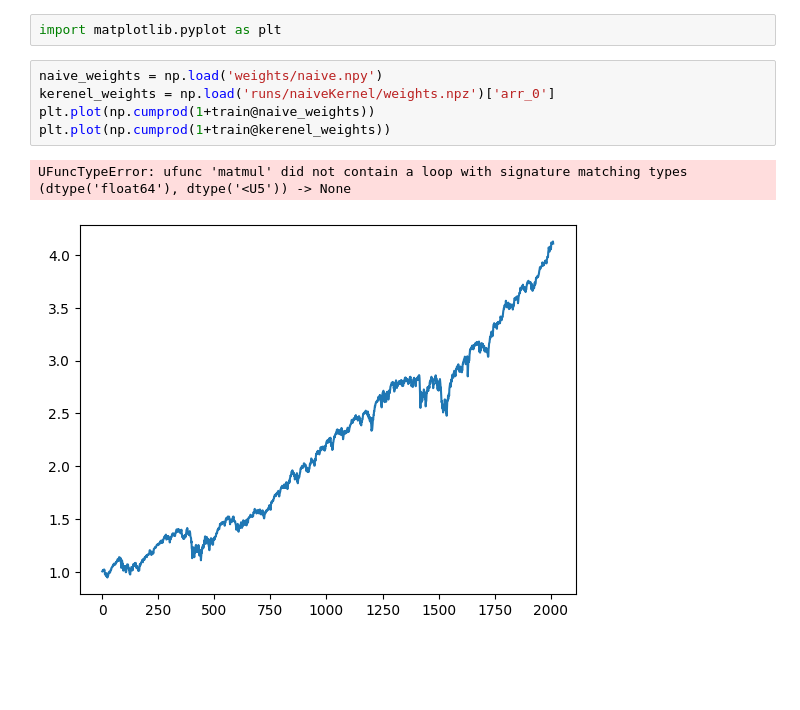
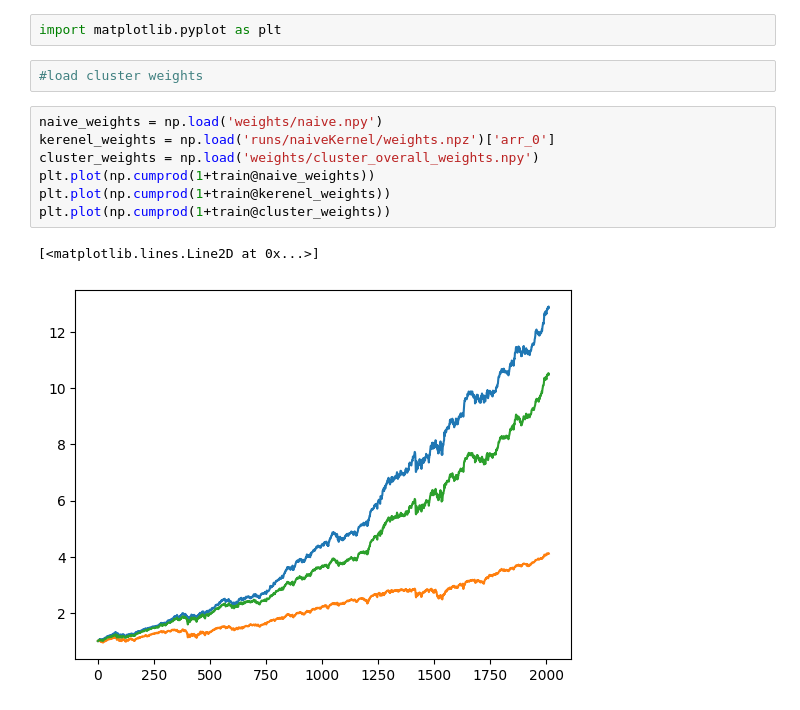
Before and after one commit to HighSpeeds/ECE133B, a Jupyter notebook: project/analysis.ipynb, the cells around one changed output. Saved outputs shown, nothing was run; the diff lists cells and outputs as text; blank space fills up the shorter version.

```diff
--- a/project/analysis.ipynb
+++ b/project/analysis.ipynb
@@ -25,11 +25,15 @@ sp500_train = sp500_changes[:int(changes.shape[0]*0.8)]
 sp500_test = sp500_changes[int(changes.shape[0]*0.8):]
 # %%
 import matplotlib.pyplot as plt
+# %%
+#load cluster weights
 # %%
 naive_weights = np.load('weights/naive.npy')
 kerenel_weights = np.load('runs/naiveKernel/weights.npz')['arr_0']
+cluster_weights = np.load('weights/cluster_overall_weights.npy')
 plt.plot(np.cumprod(1+train@naive_weights))
 plt.plot(np.cumprod(1+train@kerenel_weights))
+plt.plot(np.cumprod(1+train@cluster_weights))
 # %% [output]
-UFuncTypeError: ufunc 'matmul' did not contain a loop with signature matching types (dtype('float64'), dtype('<U5')) -> None
+[<matplotlib.lines.Line2D at 0x...>]
-[figure, old version]
+[figure, new version]
```
Also changed, not shown: parts of 5 cells of this notebook, 8 other files.
